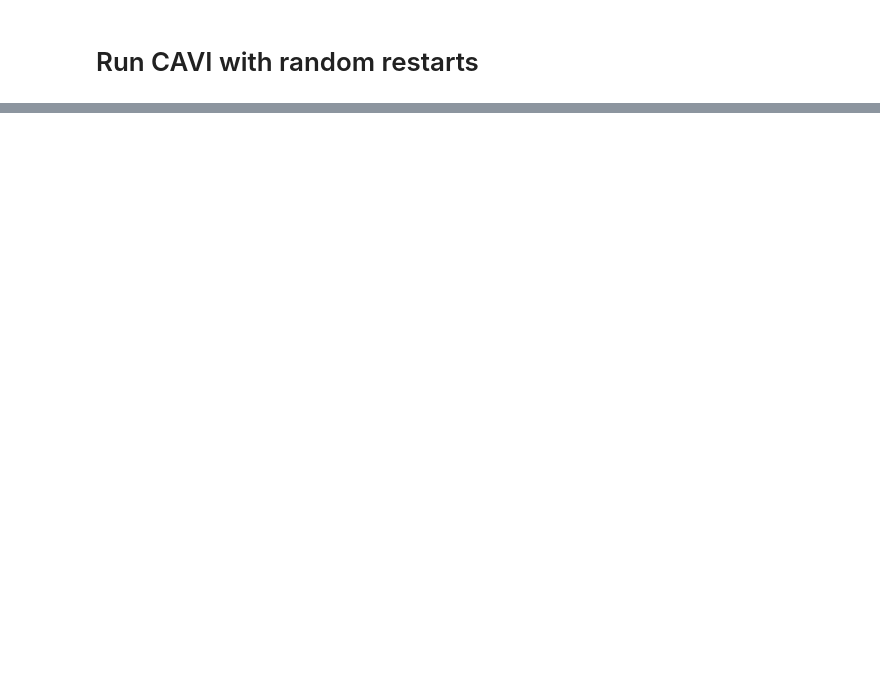
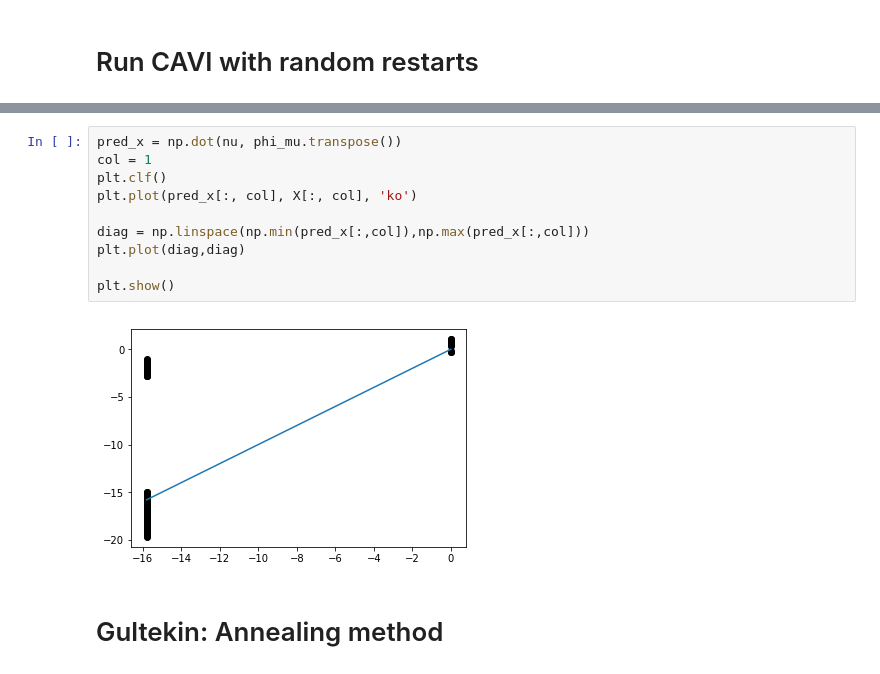
Before and after one commit to Runjing-Liu120/Variational_BNP_robustness, a Jupyter notebook: finite_approx/exploring_VI_methods.ipynb, the cells around one changed output, grey strips where cells are left out. Cells and saved outputs as stored; diff of their text form; blank space fills up the shorter version.

```diff
--- a/finite_approx/exploring_VI_methods.ipynb
+++ b/finite_approx/exploring_VI_methods.ipynb
@@ -143,0 +252,14 @@ plt.show()
+# %%
+pred_x = np.dot(nu, phi_mu.transpose())
+col = 1
+plt.clf()
+plt.plot(pred_x[:, col], X[:, col], 'ko')
+
+diag = np.linspace(np.min(pred_x[:,col]),np.max(pred_x[:,col]))
+plt.plot(diag,diag)
+
+plt.show()
+# %% [output]
+[figure, added]
+# %% [markdown]
+# Gultekin: Annealing method
```
Also changed, not shown: parts of 13 cells of this notebook, 3 other files.
